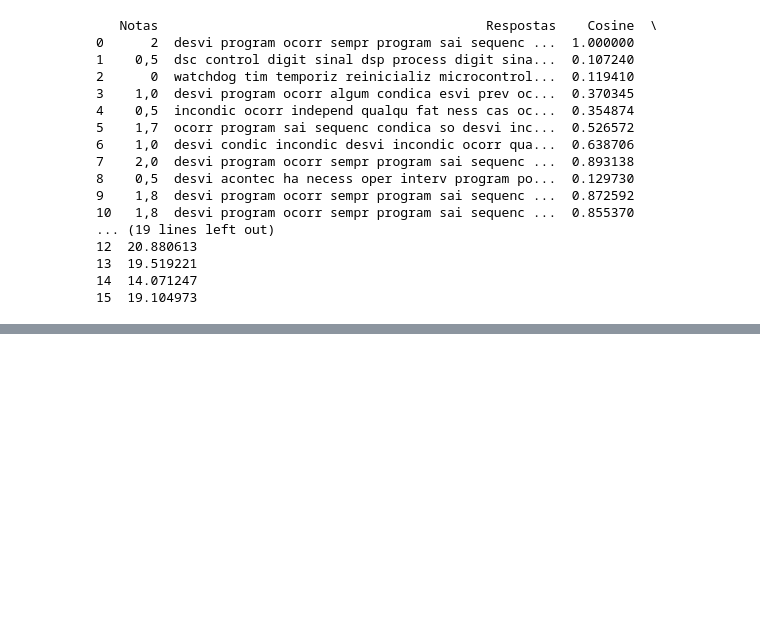
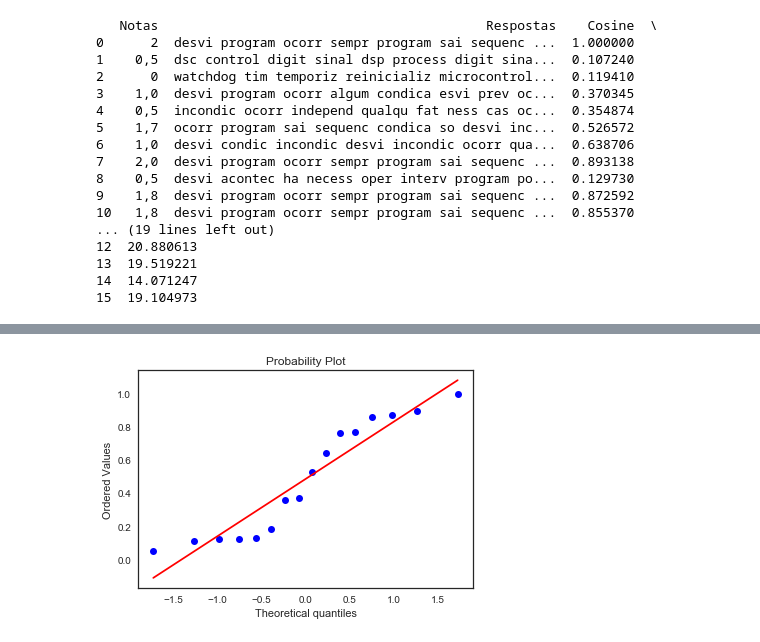
Before and after one commit to leonardbarreto/PIBIC_Assessment_Corrector, a Jupyter notebook: ProjetoIC.ipynb, the cells around one changed output, grey strips where cells are left out. Cells and saved outputs as stored; diff of their text form; code cells hidden in the pictures; blank space fills up the shorter version.

```diff
--- a/ProjetoIC.ipynb
+++ b/ProjetoIC.ipynb
@@ -602,0 +679,7 @@ print(dfMerged)
+# %%
+#DIST COSINE
+
+stats.probplot(dfMerged['Cosine'], dist="norm", plot=pylab)
+pylab.show()
+# %% [output]
+[figure, added]
```
Also changed, not shown: parts of 20 cells of this notebook, 1 other file.
